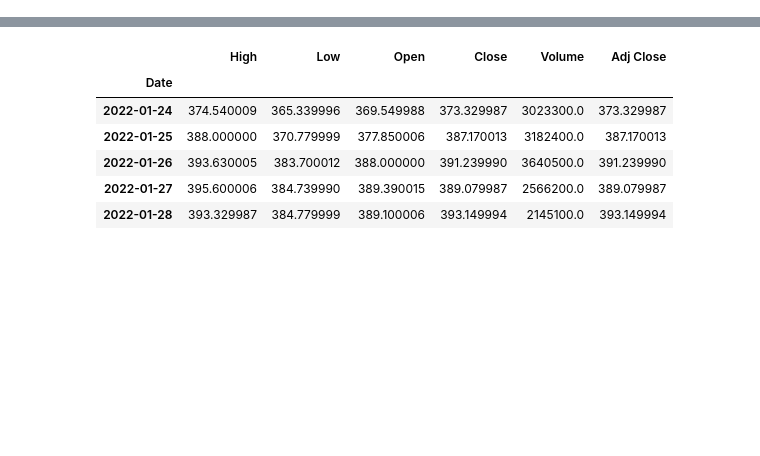
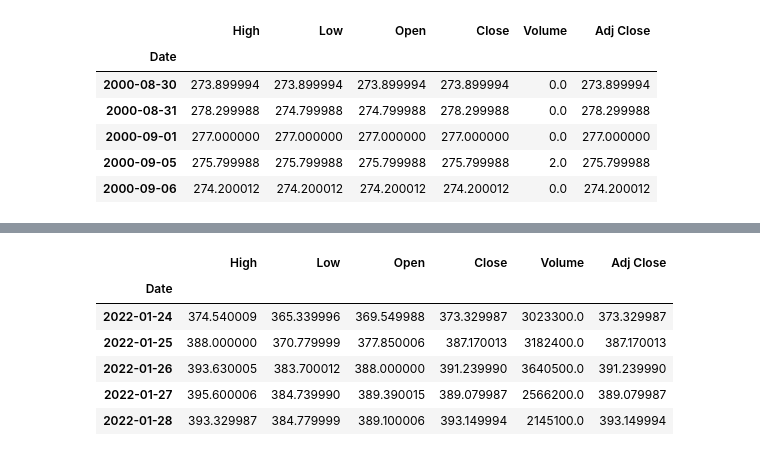
Before and after one commit to zchap40/Project1, a Jupyter notebook: Sadek_DefenseStocks_Project1.ipynb, the cells around one changed output, grey strips where cells are left out. Saved outputs shown, nothing was run; the diff lists cells and outputs as text; code cells hidden in the pictures; blank space fills up the shorter version.

```diff
--- a/Sadek_DefenseStocks_Project1.ipynb
+++ b/Sadek_DefenseStocks_Project1.ipynb
@@ -94,3 +94,13 @@ CL_F = pdr.DataReader('CL=F', 'yahoo', start = df_start, end = df_end)
 
 # S&P500
 GSPC = pdr.DataReader('^GSPC', 'yahoo', start = df_start, end = df_end)
+# %%
+GC_F.head()
+# %% [output]
+|  | High | Low | Open | Close | Volume | Adj Close |
+| Date |  |  |  |  |  |  |
+| 2000-08-30 | 273.899994 | 273.899994 | 273.899994 | 273.899994 | 0.0 | 273.899994 |
+| 2000-08-31 | 278.299988 | 274.799988 | 274.799988 | 278.299988 | 0.0 | 278.299988 |
+| 2000-09-01 | 277.000000 | 277.000000 | 277.000000 | 277.000000 | 0.0 | 277.000000 |
+| 2000-09-05 | 275.799988 | 275.799988 | 275.799988 | 275.799988 | 2.0 | 275.799988 |
+| 2000-09-06 | 274.200012 | 274.200012 | 274.200012 | 274.200012 | 0.0 | 274.200012 |
```
Also changed, not shown: parts of 10 cells of this notebook.
